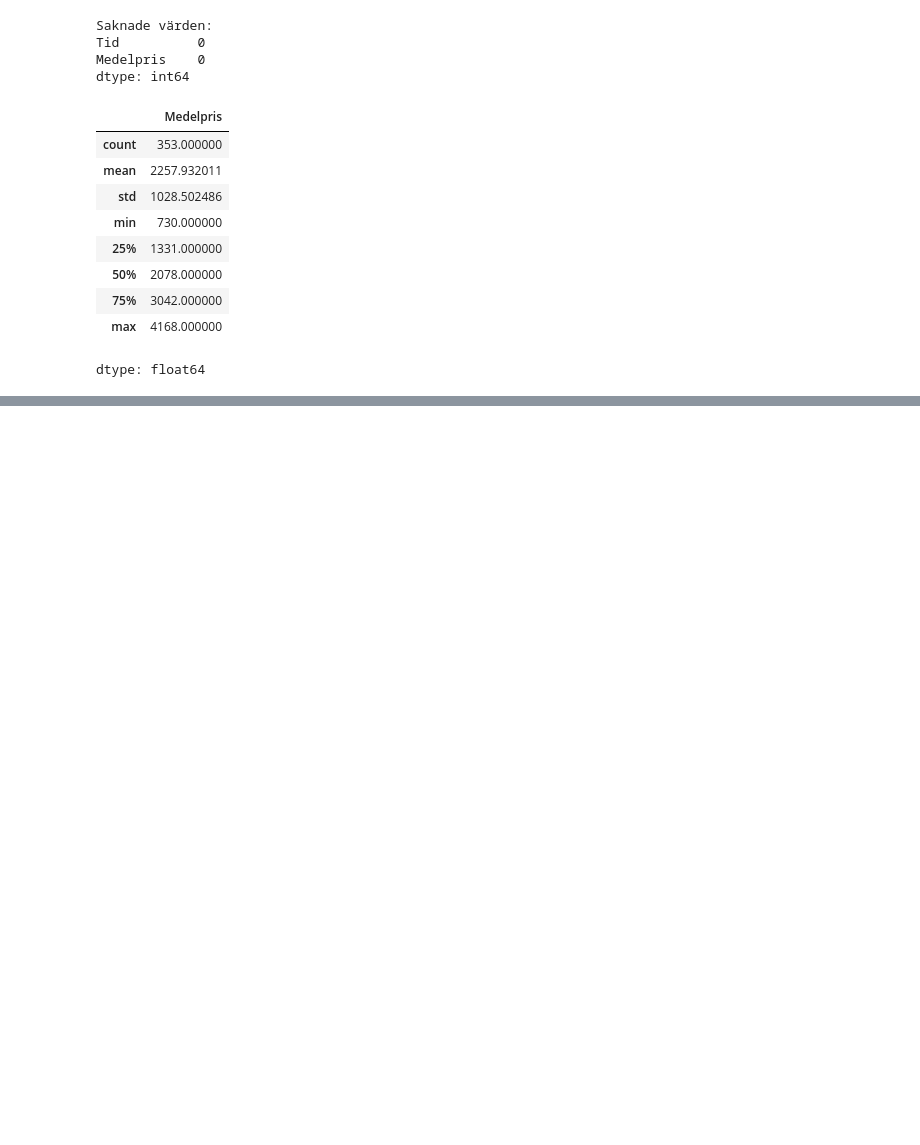
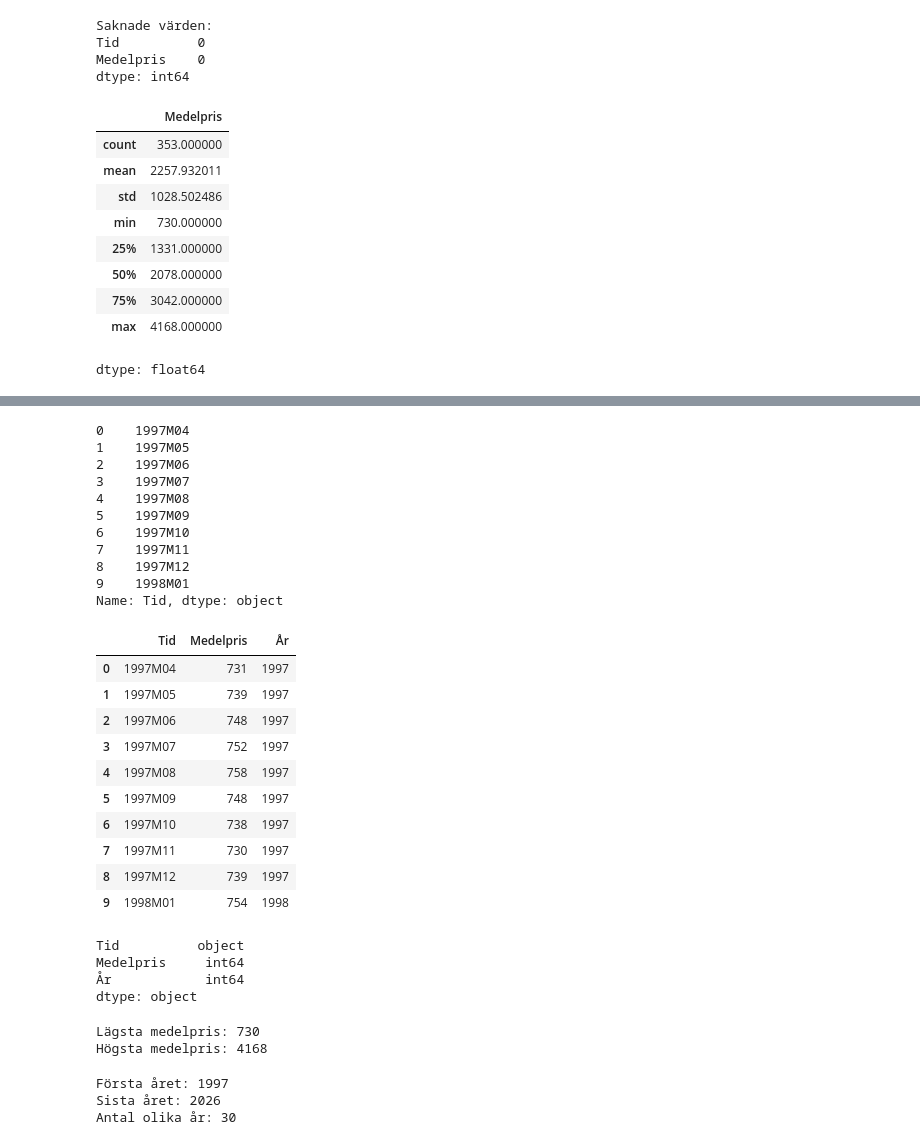
Before and after one commit to musishxo/house_price_analysis-SCB, a Jupyter notebook: House_price_analysis_SCB.ipynb, the cells around one changed output, grey strips where cells are left out. Cells and saved outputs as stored; diff of their text form; code cells hidden in the pictures; blank space fills up the shorter version.

```diff
--- a/House_price_analysis_SCB.ipynb
+++ b/House_price_analysis_SCB.ipynb
@@ -253,0 +259,60 @@ dtype: float64
+# %%
+# Visa de första tidsperioderna
+
+print(house_prices["Tid"].head(10))
+
+# Skapa en kolumn med året
+
+house_prices["År"] = house_prices["Tid"].str[:4].astype(int)
+
+house_prices.head(10)
+# %% [output]
+0    1997M04
+1    1997M05
+2    1997M06
+3    1997M07
+4    1997M08
+5    1997M09
+6    1997M10
+7    1997M11
+8    1997M12
+9    1998M01
+Name: Tid, dtype: object
+|  | Tid | Medelpris | År |
+| 0 | 1997M04 | 731 | 1997 |
+| 1 | 1997M05 | 739 | 1997 |
+| 2 | 1997M06 | 748 | 1997 |
+| 3 | 1997M07 | 752 | 1997 |
+| 4 | 1997M08 | 758 | 1997 |
+| 5 | 1997M09 | 748 | 1997 |
+| 6 | 1997M10 | 738 | 1997 |
+| 7 | 1997M11 | 730 | 1997 |
+| 8 | 1997M12 | 739 | 1997 |
+| 9 | 1998M01 | 754 | 1998 |
+# %%
+# Kontrollera datatyper efter bearbetningen
+
+print(house_prices.dtypes)
+# %% [output]
+Tid          object
+Medelpris     int64
+År            int64
+dtype: object
+# %%
+# Kontrollera minsta och högsta värde
+
+print("Lägsta medelpris:", house_prices["Medelpris"].min())
+print("Högsta medelpris:", house_prices["Medelpris"].max())
+# %% [output]
+Lägsta medelpris: 730
+Högsta medelpris: 4168
+# %%
+# Kontrollera årens intervall
+
+print("Första året:", house_prices["År"].min())
+print("Sista året:", house_prices["År"].max())
+print("Antal olika år:", house_prices["År"].nunique())
+# %% [output]
+Första året: 1997
+Sista året: 2026
+Antal olika år: 30
```
Also changed, not shown: parts of 2 cells of this notebook.
